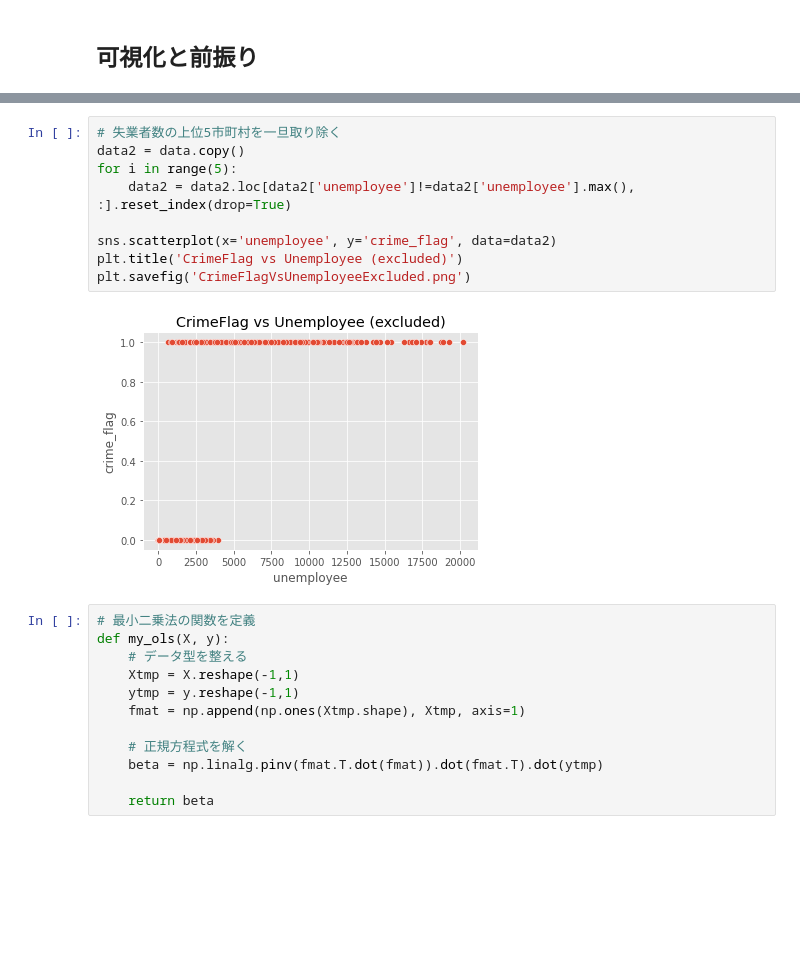
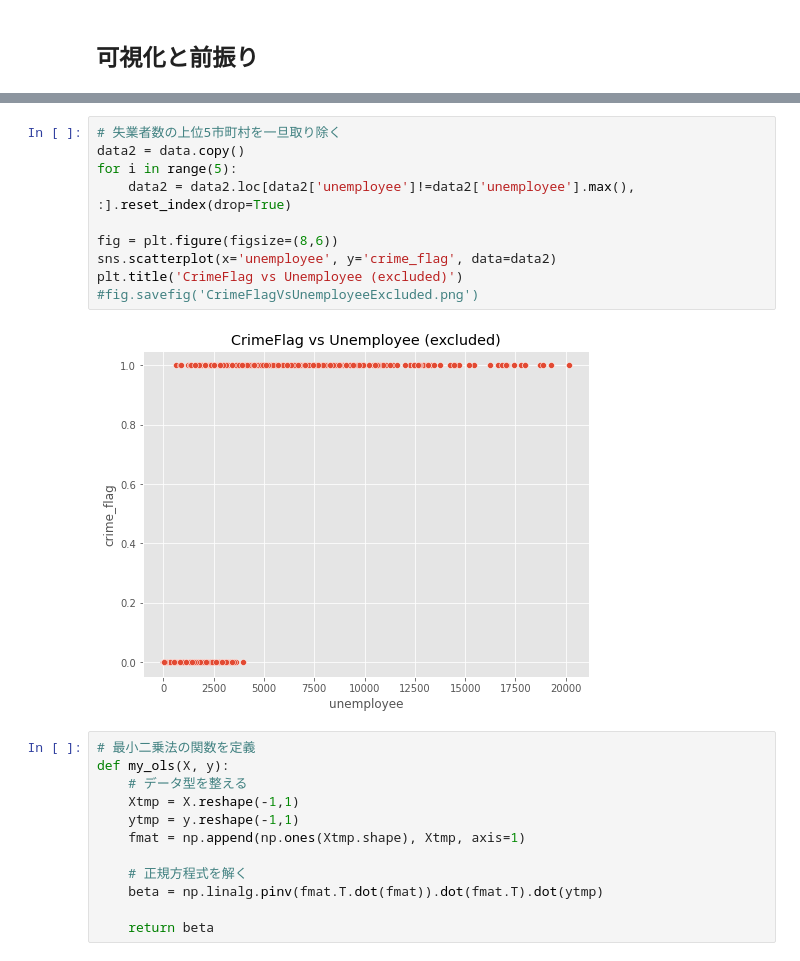
Before and after one commit to ioootarho/studyML, a Jupyter notebook: handson/src/LogisticRegression.ipynb, the cells around one changed output, grey strips where cells are left out. Cells and saved outputs as stored; diff of their text form; blank space fills up the shorter version.

```diff
--- a/handson/src/LogisticRegression.ipynb
+++ b/handson/src/LogisticRegression.ipynb
@@ -58,14 +58,15 @@ Text(0.5, 1.0, 'Crime Histogram')
 # %%
 # 失業者数の上位5市町村を一旦取り除く
 data2 = data.copy()
 for i in range(5):
     data2 = data2.loc[data2['unemployee']!=data2['unemployee'].max(), :].reset_index(drop=True)
 
+fig = plt.figure(figsize=(8,6))
 sns.scatterplot(x='unemployee', y='crime_flag', data=data2)
 plt.title('CrimeFlag vs Unemployee (excluded)')
-plt.savefig('CrimeFlagVsUnemployeeExcluded.png')
+#fig.savefig('CrimeFlagVsUnemployeeExcluded.png')
 # %% [output]
-[figure, old version]
+[figure, new version]
 # %%
 # 最小二乗法の関数を定義
 def my_ols(X, y):
```
Also changed, not shown: parts of 4 cells of this notebook, 5 other files.
